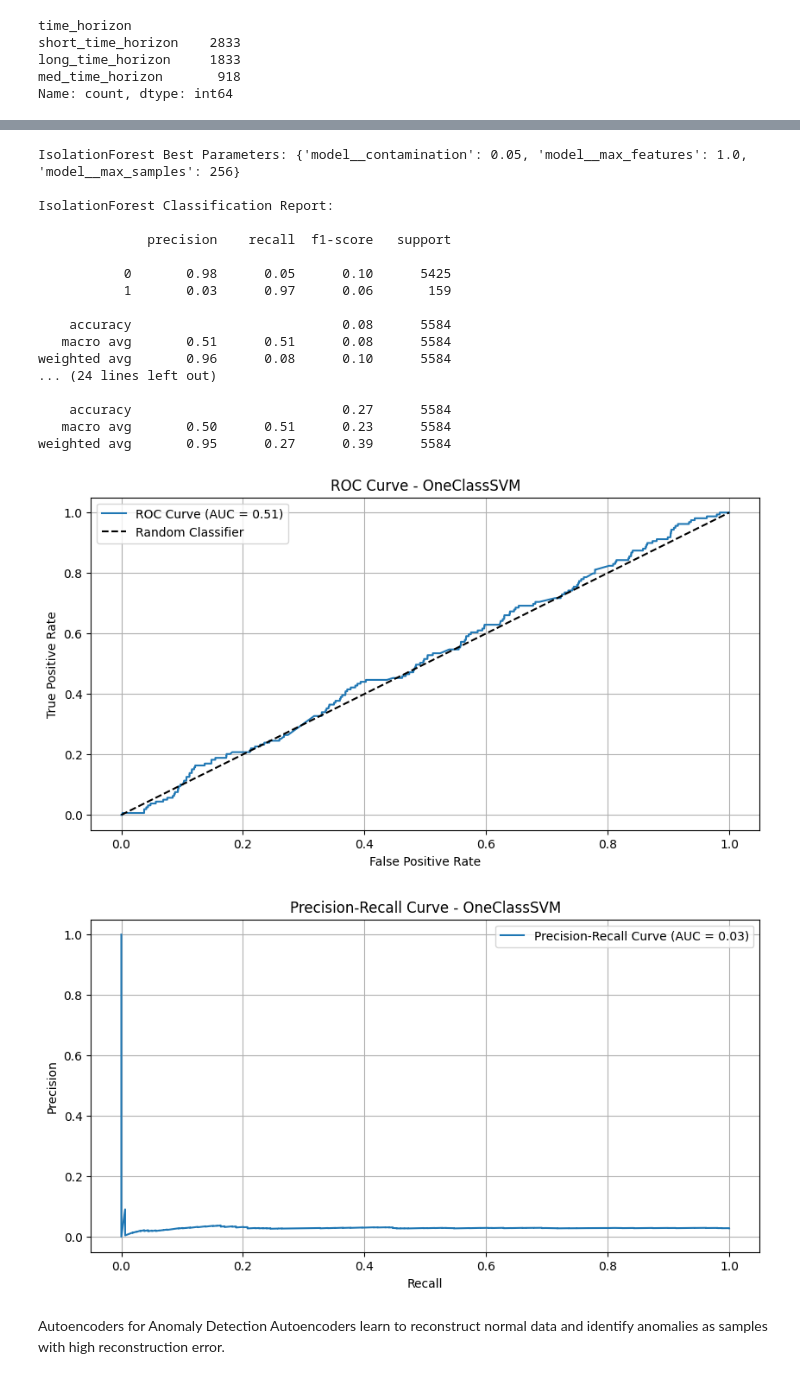
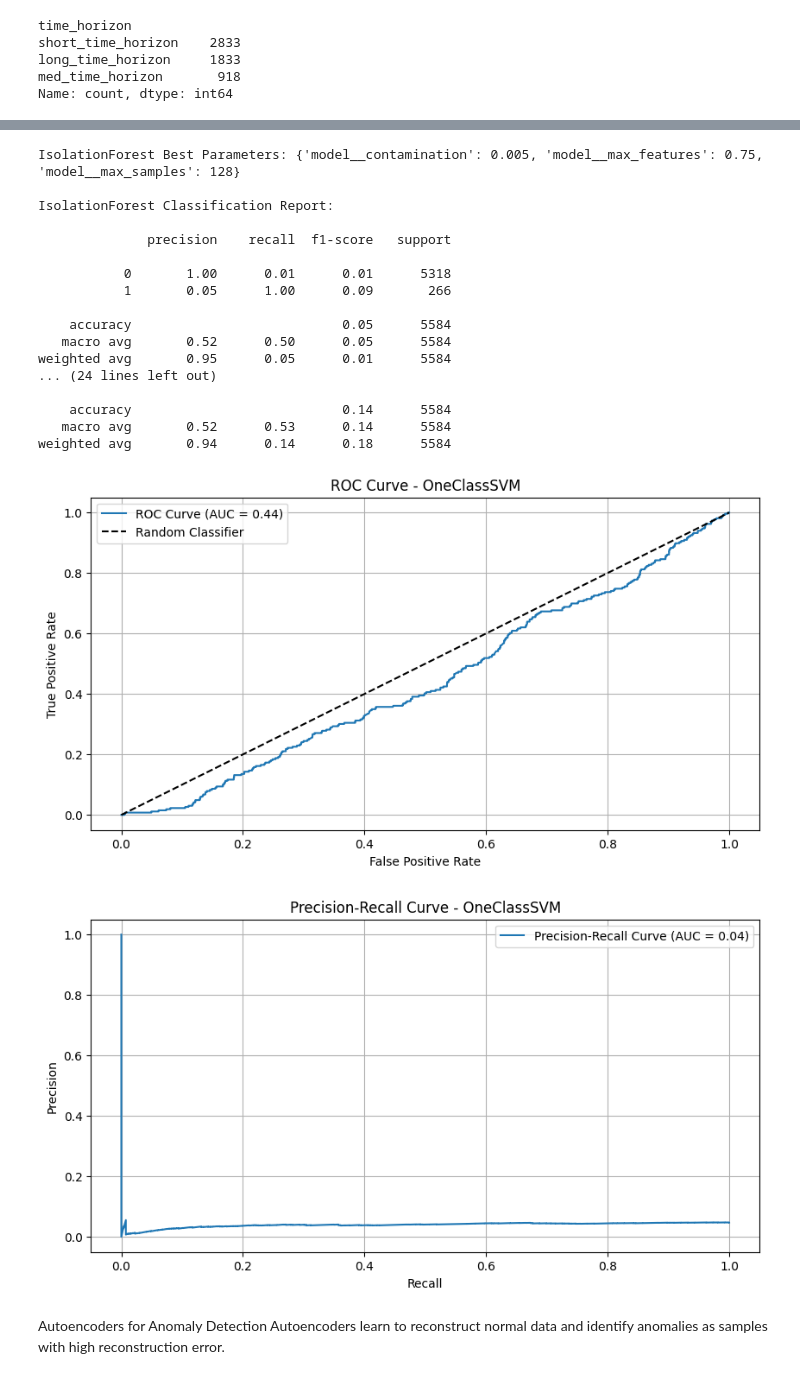
Before and after one commit to yuchild/magnimind_projects, a Jupyter notebook: robinhood_churn.ipynb, the cells around one changed output, grey strips where cells are left out. Drawn from its saved outputs; the diff is of its cells as text; code cells hidden in the pictures.

```diff
--- a/robinhood_churn.ipynb
+++ b/robinhood_churn.ipynb
@@ -56,7 +56,7 @@ A user is *churned* when their equity falls below 10 usd for 28 consecutive cale
 **NOTE** Since no equities falls under 10 usd, threshold is set to a variable usd instead
 # %%
 # Set threshold
-thresh = 15
+thresh = 20
 
 # Step 1: Ensure the timestamp column is datetime and sort the data
 equity_df['timestamp'] = cf.to_datetime(equity_df['timestamp'])
@@ -412,7 +412,7 @@ weighted avg       0.96      0.13      0.18      5584
 # %%
 # Define the new set of features
-categorical_features = ['risk_tolerance', 'investment_experience', 'liquidity_needs', 'platform', 'instrument_type_first_traded']
-numerical_features = ['time_spent']
+categorical_features = ['risk_tolerance', 'investment_experience', 'liquidity_needs', 'time_horizon']
+numerical_features = ['first_deposit_amount', 'time_spent', 'total_days']
 
 # Update the preprocessing pipeline
 numerical_transformer = StandardScaler()
@@ -471,23 +471,23 @@ for name, param_grid in param_grids.items():
         print(f"\n{name} Feature Importances:\n")
         print(importance_df)
 # %% [output]
-IsolationForest Best Parameters: {'model__contamination': 0.05, 'model__max_features': 1.0, 'model__max_samples': 256}
+IsolationForest Best Parameters: {'model__contamination': 0.005, 'model__max_features': 0.75, 'model__max_samples': 128}
 
 IsolationForest Classification Report:
 
               precision    recall  f1-score   support
 
-           0       0.98      0.05      0.10      5425
-           1       0.03      0.97      0.06       159
+           0       1.00      0.01      0.01      5318
+           1       0.05      1.00      0.09       266
 
-    accuracy                           0.08      5584
-   macro avg       0.51      0.51      0.08      5584
-weighted avg       0.96      0.08      0.10      5584
+    accuracy                           0.05      5584
+   macro avg       0.52      0.50      0.05      5584
+weighted avg       0.95      0.05      0.01      5584
 ... (24 lines left out)
 
-    accuracy                           0.27      5584
-   macro avg       0.50      0.51      0.23      5584
-weighted avg       0.95      0.27      0.39      5584
+    accuracy                           0.14      5584
+   macro avg       0.52      0.53      0.14      5584
+weighted avg       0.94      0.14      0.18      5584
 # %%
 from sklearn.compose import ColumnTransformer
 from sklearn.pipeline import Pipeline
@@ -497,8 +497,8 @@ from sklearn.metrics import roc_curve, precision_recall_curve, auc
 import matplotlib.pyplot as plt
 
 # Define the preprocessing pipeline
-categorical_features = ['risk_tolerance', 'investment_experience', 'liquidity_needs', 'platform', 'instrument_type_first_traded']
-numerical_features = ['time_spent']
+categorical_features = ['risk_tolerance', 'investment_experience', 'liquidity_needs', 'time_horizon']
+numerical_features = ['first_deposit_amount', 'time_spent', 'total_days']
 
 numerical_transformer = StandardScaler()
 categorical_transformer = OneHotEncoder(sparse_output=False, handle_unknown='ignore', min_frequency=0.01)
@@ -526,35 +526,35 @@ decision_scores = pipeline.named_steps['model'].decision_function(
 
 # Compute ROC curve
 fpr, tpr, roc_thresholds = roc_curve(true_labels, decision_scores)
 roc_auc = auc(fpr, tpr)
 
 # Compute Precision-Recall curve
 precision, recall, pr_thresholds = precision_recall_curve(true_labels, decision_scores)
 pr_auc = auc(recall, precision)
 
 # Plot ROC Curve
 plt.figure(figsize=(10, 5))
 plt.plot(fpr, tpr, label=f"ROC Curve (AUC = {roc_auc:.2f})")
 plt.plot([0, 1], [0, 1], 'k--', label="Random Classifier")
 plt.xlabel("False Positive Rate")
 plt.ylabel("True Positive Rate")
 plt.title("ROC Curve - OneClassSVM")
 plt.legend()
 plt.grid()
 plt.show()
 
 # Plot Precision-Recall Curve
 plt.figure(figsize=(10, 5))
 plt.plot(recall, precision, label=f"Precision-Recall Curve (AUC = {pr_auc:.2f})")
 plt.xlabel("Recall")
 plt.ylabel("Precision")
 plt.title("Precision-Recall Curve - OneClassSVM")
 plt.legend()
 plt.grid()
 plt.show()
 # %% [output]
-[figure, old version]
+[figure, new version]
-[figure, old version]
+[figure, new version]
 # %% [markdown]
 Autoencoders for Anomaly Detection
 Autoencoders learn to reconstruct normal data and identify anomalies as samples with high reconstruction error.
```
Also changed, not shown: parts of 14 cells of this notebook, 1 other file.
